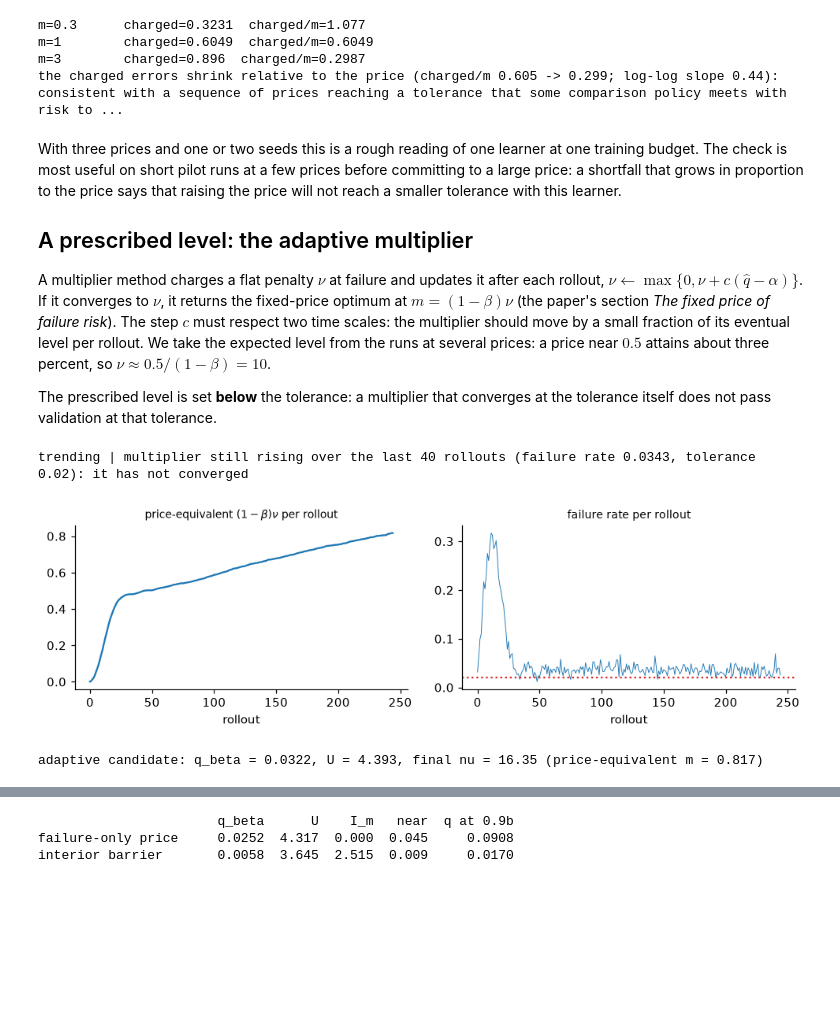
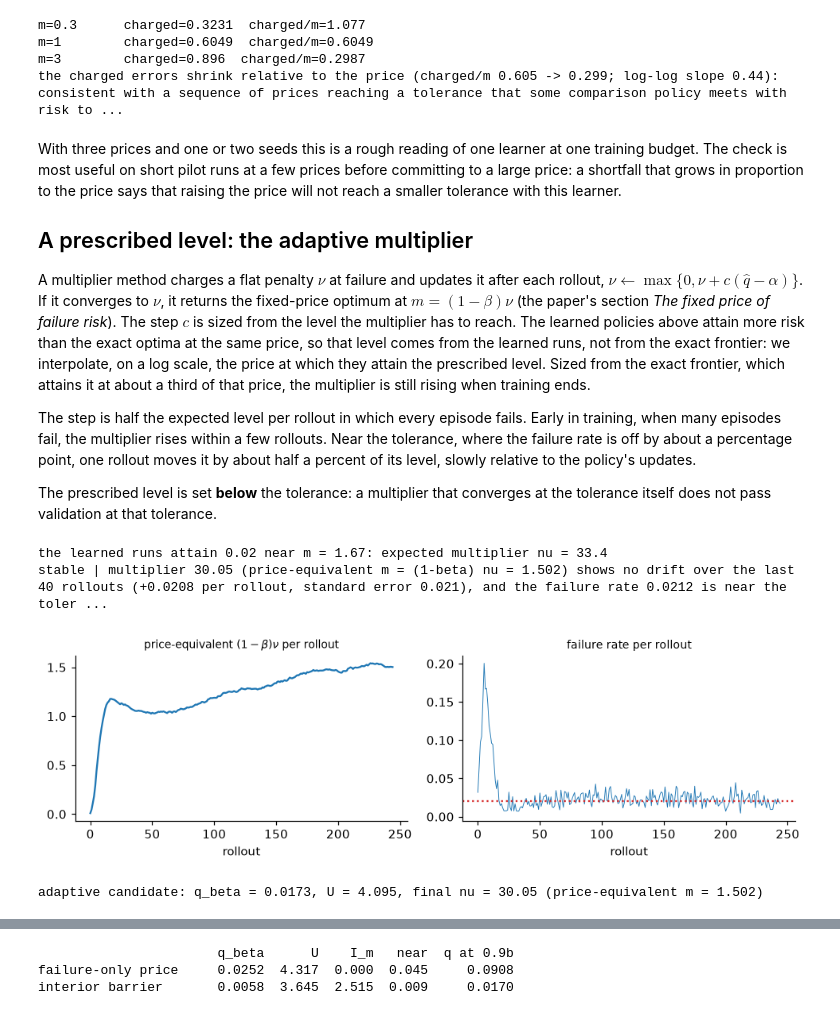
Before and after one commit to pma-papers/barrierpg, a Jupyter notebook: notebooks/02_training_with_ppo.ipynb, the cells around one changed output, grey strips where cells are left out. Drawn from its saved outputs; the diff is of its cells as text; code cells hidden in the pictures; blank space fills up the shorter version.

```diff
--- a/notebooks/02_training_with_ppo.ipynb
+++ b/notebooks/02_training_with_ppo.ipynb
@@ -178,36 +178,48 @@ price says that raising the price will not reach a smaller tolerance with this l
 
 A multiplier method charges a flat penalty $\nu$ at failure and updates it after each rollout,
 $\nu\leftarrow\max\{0,\nu+c(\hat q-\alpha)\}$. If it converges to $\nu$, it returns the fixed-price optimum at
-$m=(1-\beta)\nu$ (the paper's section *The fixed price of failure risk*). The step $c$ must respect two time scales: the multiplier should move by a small
-fraction of its eventual level per rollout. We take the expected level from the runs at several prices: a price near $0.5$ attains
-about three percent, so $\nu\approx0.5/(1-\beta)=10$.
+$m=(1-\beta)\nu$ (the paper's section *The fixed price of failure risk*). The step $c$ is sized from the level the
+multiplier has to reach. The learned policies above attain more risk than the exact optima at the same price, so
+that level comes from the learned runs, not from the exact frontier: we interpolate, on a log scale, the price at
+which they attain the prescribed level. Sized from the exact frontier, which attains it at about a third of that
+price, the multiplier is still rising when training ends.
+
+The step is half the expected level per rollout in which every episode fails. Early in training, when many episodes
+fail, the multiplier rises within a few rollouts. Near the tolerance, where the failure rate is off by about a
+percentage point, one rollout moves it by about half a percent of its level, slowly relative to the policy's updates.
 
 The prescribed level is set **below** the tolerance: a multiplier that converges at the tolerance itself does not pass
 validation at that tolerance.
 # %%
 alpha_level = 0.02
-dual = DualAscent(alpha=alpha_level, step=dual_step_suggestion(discounted_total(0.5, spec.beta), rollouts_to_reach=5))
+m_runs = sorted(prices)
+q_runs = [np.mean([e.q_beta for (k, sd), e in by_price.items() if k == mm]) for mm in m_runs]   # risk falls with the price
+m_expected = float(np.exp(np.interp(np.log(alpha_level), np.log(q_runs[::-1]), np.log(m_runs[::-1]))))
+nu_expected = discounted_total(m_expected, spec.beta)
+print(f"the learned runs attain {alpha_level:g} near m = {m_expected:.2f}: expected multiplier nu = {nu_expected:.1f}")
+dual = DualAscent(alpha=alpha_level, step=dual_step_suggestion(nu_expected, rollouts_to_reach=2))
 adaptive_stage = Stage(m=0.0, penalty="multiplier")
 mon_a = BudgetMonitor(spec.beta, 0.0, penalty="multiplier", dual=dual)
 ppo_a = train(adaptive_stage, seed=0, callbacks=[dual, mon_a])
 diag = dual.diagnose(spec.beta, window=40)
 print(diag.status, "|", diag.explanation)
 
 nu = np.array([t["multiplier"] for t in dual.trace]); fr = np.array([t["failure_rate"] for t in dual.trace])
 fig, axes = plt.subplots(1, 2, figsize=(9, 2.8))
 axes[0].plot(nu * (1 - spec.beta)); axes[0].set_title("price-equivalent $(1-\\beta)\\nu$ per rollout", fontsize=9)
 axes[1].plot(fr, lw=0.6); axes[1].axhline(alpha_level, color="C3", ls=":"); axes[1].set_title("failure rate per rollout", fontsize=9)
 for ax in axes: ax.set_xlabel("rollout")
 plt.tight_layout(); plt.show()
 
 final_stage = adaptive_stage.with_(multiplier=dual.multiplier)
 ev_a = evaluate(lambda: make_wear_env(final_stage, model), sb3_policy(ppo_a), 10_000, spec=spec, stage=final_stage, seed=3, T=19)
 print(f"adaptive candidate: q_beta = {ev_a.q_beta:.4f}, U = {ev_a.U:.3f}, final nu = {dual.multiplier:.2f} "
       f"(price-equivalent m = {price_from_multiplier(dual.multiplier, spec.beta):.3f})")
 # %% [output]
-trending | multiplier still rising over the last 40 rollouts (failure rate 0.0343, tolerance 0.02): it has not converged
+the learned runs attain 0.02 near m = 1.67: expected multiplier nu = 33.4
+stable | multiplier 30.05 (price-equivalent m = (1-beta) nu = 1.502) shows no drift over the last 40 rollouts (+0.0208 per rollout, standard error 0.021), and the failure rate 0.0212 is near the toler ...
-[figure, old version]
+[figure, new version]
-adaptive candidate: q_beta = 0.0322, U = 4.393, final nu = 16.35 (price-equivalent m = 0.817)
+adaptive candidate: q_beta = 0.0173, U = 4.095, final nu = 30.05 (price-equivalent m = 1.502)
 # %% [markdown]
 Read the diagnosis printed above. It applies the paper's two criteria for convergence: the multiplier stops moving,
 and the attained risk lies within the confidence bound of the tolerance. *Stable* means both hold, and the
```
Also changed, not shown: parts of 1 cell of this notebook, 6 other files.
